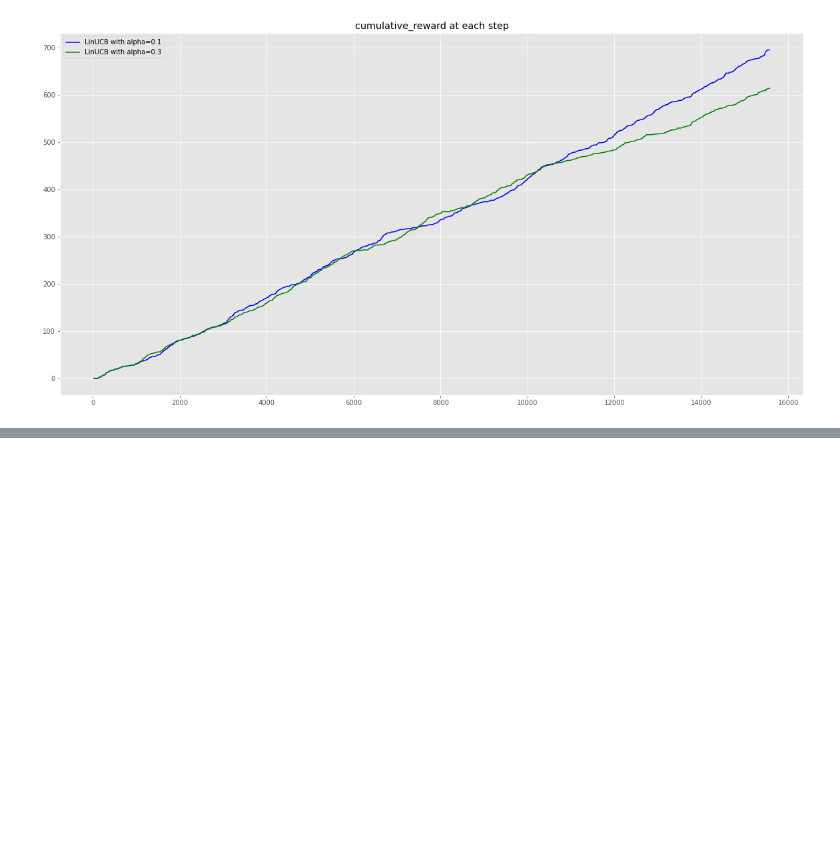
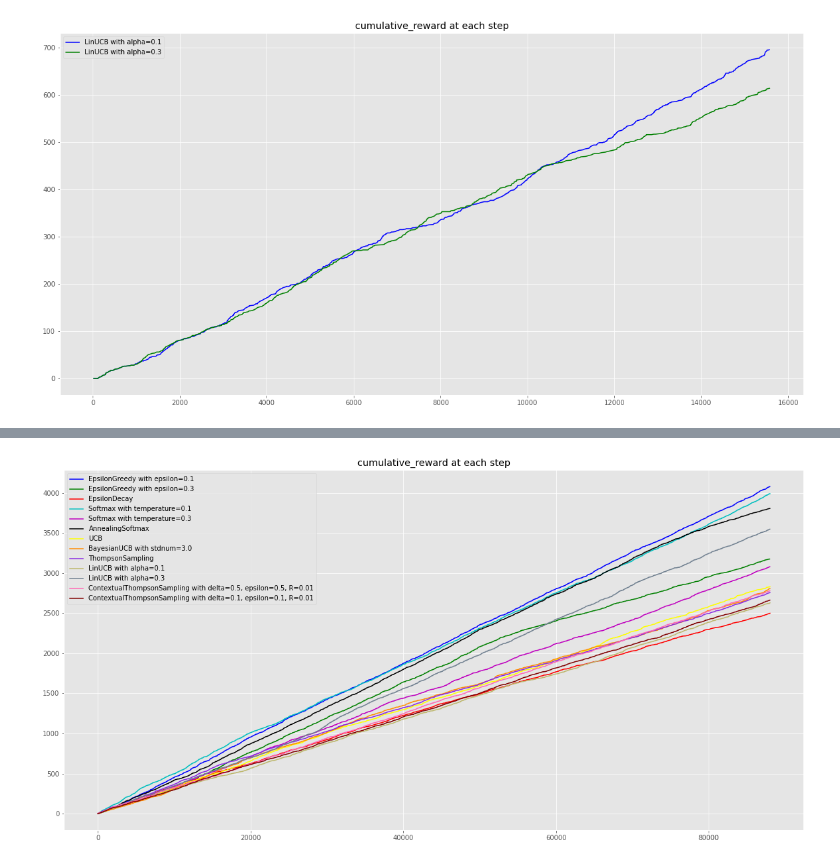
Before and after one commit to raychng/bt4014-project, a Jupyter notebook: bandits_toronto.ipynb, the cells around one changed output, grey strips where cells are left out. Drawn from its saved outputs; the diff is of its cells as text; code cells hidden in the pictures; blank space fills up the shorter version.

```diff
--- a/bandits_toronto.ipynb
+++ b/bandits_toronto.ipynb
@@ -669,0 +703,2 @@ results2.to_csv('results_toronto_with_params.csv')
+# %%
+data_sample = data.sample(n = 88000, random_state = 1, replace = True)
@@ -669,0 +721,18 @@ results2.to_csv('results_toronto_with_params.csv')
+# %%
+algos = [
+    EpsilonGreedy(epsilon=0.1)
+    , EpsilonGreedy(epsilon=0.3)
+    , EpsilonDecay()
+    , Softmax(tau=0.1)
+    , Softmax(tau=0.3)
+    , AnnealingSoftmax()
+    , UCB()
+    , BayesianUCB()
+    , ThompsonSampling()
+    , LinUCB()
+    , LinUCB(alpha=0.3)
+    , ContextualThompsonSampling()
+    , ContextualThompsonSampling(delta=0.1, epsilon=0.1)
+]
+
+results4 = evaluation_replay(algos, data_sample, arm_features + ratio_features + neighborhood_cols + user_cols)
@@ -669,0 +741,4 @@ results2.to_csv('results_toronto_with_params.csv')
+# %%
+present_results(results4, 'cumulative_reward')
+# %% [output]
+[figure, added]
```
Also changed, not shown: parts of 15 cells of this notebook, 3 other files.
